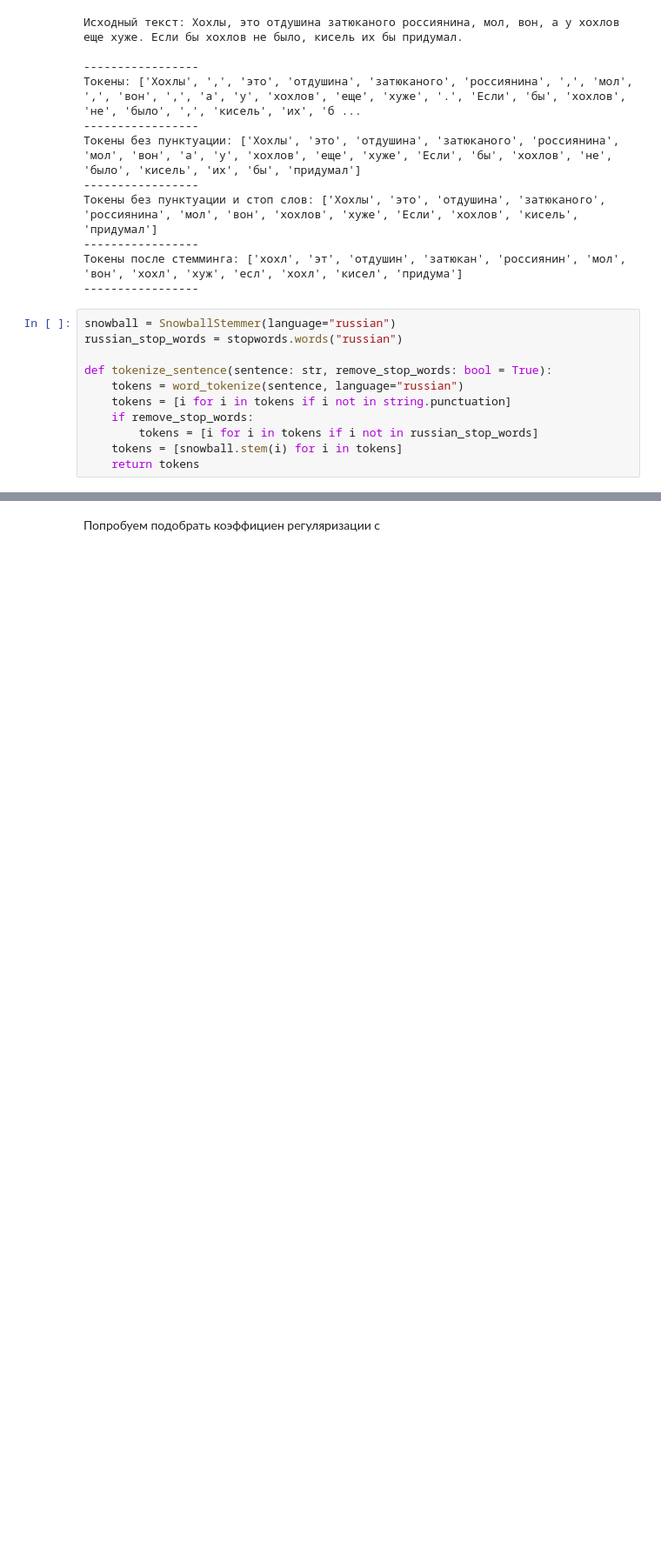
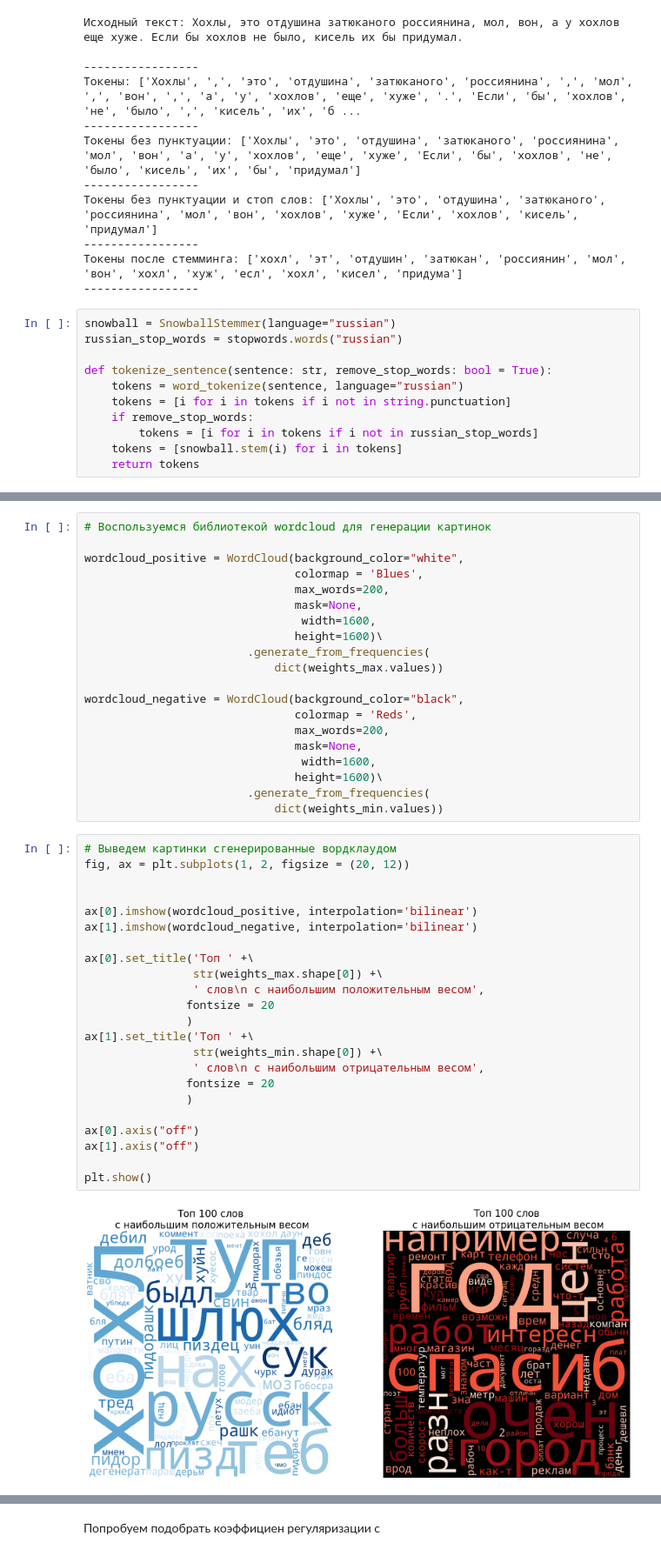
Before and after one commit to makarstasia/TRUE_CRIME_COMMENTS, a Jupyter notebook: Toxic_comments/model.ipynb, the cells around one changed output, grey strips where cells are left out. Shown at 87% size. Cells and saved outputs as stored; diff of their text form; blank space fills up the shorter version.

```diff
--- a/Toxic_comments/model.ipynb
+++ b/Toxic_comments/model.ipynb
@@ -222,0 +413,45 @@ recall_score(y_true=test_df["toxic"], y_pred=model_pipeline.predict_proba(test_d
+# %%
+# Воспользуемся библиотекой wordcloud для генерации картинок
+
+wordcloud_positive = WordCloud(background_color="white",
+                               colormap = 'Blues',
+                               max_words=200,
+                               mask=None,
+                                width=1600,
+                               height=1600)\
+                        .generate_from_frequencies(
+                            dict(weights_max.values))
+
+wordcloud_negative = WordCloud(background_color="black",
+                               colormap = 'Reds',
+                               max_words=200,
+                               mask=None,
+                                width=1600,
+                               height=1600)\
+                        .generate_from_frequencies(
+                            dict(weights_min.values))
+# %%
+# Выведем картинки сгенерированные вордклаудом
+fig, ax = plt.subplots(1, 2, figsize = (20, 12))
+
+
+ax[0].imshow(wordcloud_positive, interpolation='bilinear')
+ax[1].imshow(wordcloud_negative, interpolation='bilinear')
+
+ax[0].set_title('Топ ' +\
+                str(weights_max.shape[0]) +\
+                ' слов\n с наибольшим положительным весом',
+               fontsize = 20
+               )
+ax[1].set_title('Топ ' +\
+                str(weights_min.shape[0]) +\
+                ' слов\n с наибольшим отрицательным весом',
+               fontsize = 20
+               )
+
+ax[0].axis("off")
+ax[1].axis("off")
+
+plt.show()
+# %% [output]
+[figure, added]
```
Also changed, not shown: parts of 112 cells of this notebook, 3 other files.
